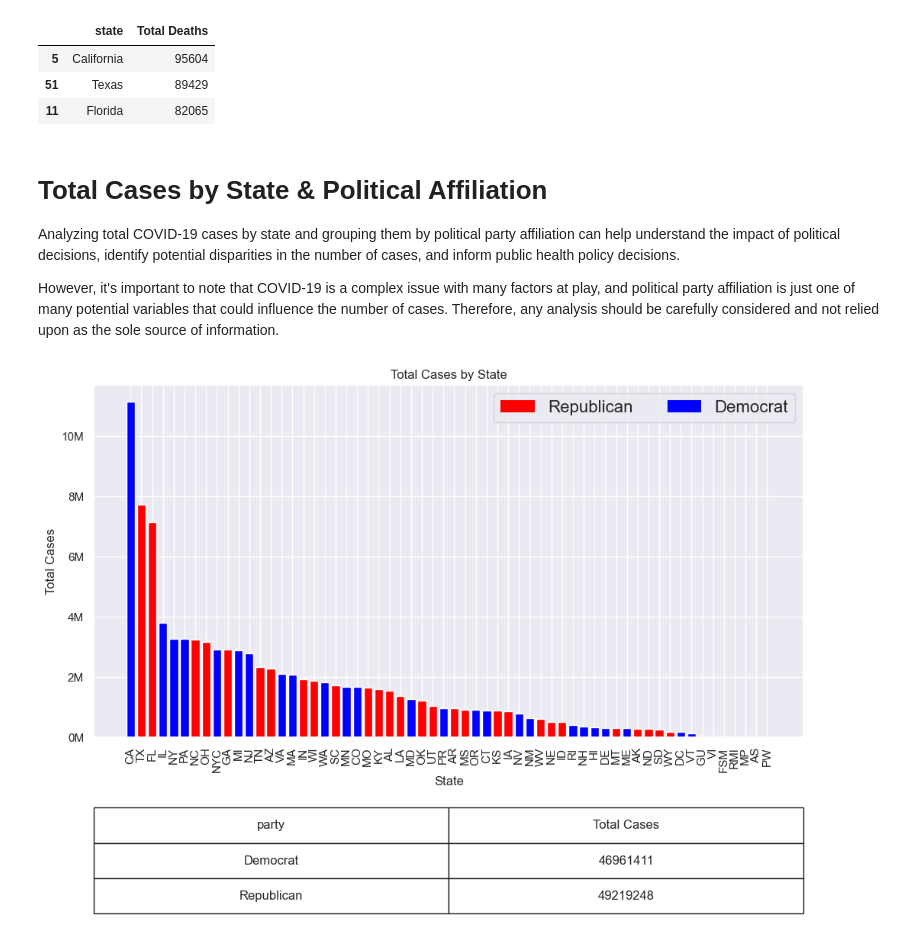
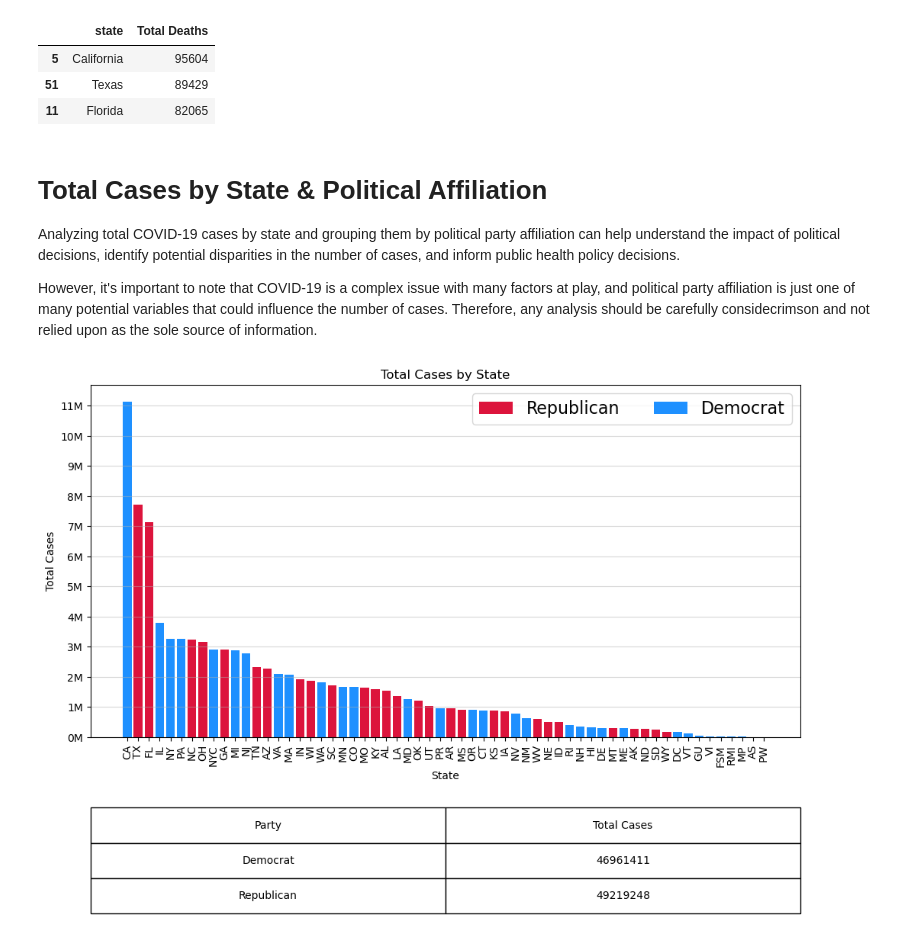
Before and after one commit to mikerasch/Covid19Analysis, a Jupyter notebook: Covid_Analysis.ipynb, the cells around one changed output. Saved outputs shown, nothing was run; the diff lists cells and outputs as text; code cells hidden in the pictures.

Commit message:
Made graph more visually appealing

```diff
--- a/Covid_Analysis.ipynb
+++ b/Covid_Analysis.ipynb
@@ -144,7 +144,7 @@ top_three_death
 
 Analyzing total COVID-19 cases by state and grouping them by political party affiliation can help understand the impact of political decisions, identify potential disparities in the number of cases, and inform public health policy decisions.
 
-However, it's important to note that COVID-19 is a complex issue with many factors at play, and political party affiliation is just one of many potential variables that could influence the number of cases. Therefore, any analysis should be carefully considered and not relied upon as the sole source of information.
+However, it's important to note that COVID-19 is a complex issue with many factors at play, and political party affiliation is just one of many potential variables that could influence the number of cases. Therefore, any analysis should be carefully considecrimson and not relied upon as the sole source of information.
 # %%
 # Covid total cases by state and party 2022-12-31
 # republic states 2020
@@ -153,39 +153,49 @@ republican_states_2020 = ['AL', 'AK', 'AZ', 'AR', 'FL', 'GA', 'ID', 'IN', 'IA',
 # democrat states 2020
 democrat_states_2020 = ['CA', 'CO', 'CT', 'DE', 'HI', 'IL', 'ME', 'MD', 'MA', 'MI', 'MN', 'NV', 'NH', 'NJ', 'NM', 'NY', 'OR', 'PA', 'RI', 'VT', 'VA', 'WA', 'DC']
 
+# group by state and sum new cases
+grouped_df = covid_df.groupby('state').agg({'new_case': 'sum'}).reset_index()
+grouped_df = grouped_df.sort_values('new_case', ascending=False)
+grouped_df_sorted = grouped_df.sort_values('new_case', ascending=False)
+
 # add party column
-grouped_df_sorted['party'] = grouped_df_sorted['state'].apply(lambda x: 'Republican' if x in republican_states_2020 else 'Democrat')
+grouped_df_sorted['Party'] = grouped_df_sorted['state'].apply(lambda x: 'Republican' if x in republican_states_2020 else 'Democrat')
 
-# total cases by party
-cases_by_party = grouped_df_sorted.groupby('party').agg({'new_case': 'sum'}).reset_index()
+cases_by_party = grouped_df_sorted.groupby('Party').agg({'new_case': 'sum'}).reset_index()
 cases_by_party.columns = cases_by_party.columns.str.replace("new_case", "Total Cases")
 
 # total cases by state
 cases_by_state = grouped_df_sorted.groupby('state').agg({'new_case': 'sum'}).reset_index()
 cases_by_state.columns = cases_by_state.columns.str.replace("new_case", "Total Cases")
 cases_by_state = cases_by_state.sort_values('Total Cases', ascending=False)
 
-
+# config that ish
 plt.figure(figsize=(12, 6))
 plt.bar(cases_by_state['state'], cases_by_state['Total Cases'])
 plt.xlabel('State')
 plt.ylabel('Total Cases')
 plt.xticks(rotation=90)
 plt.title("Total Cases by State")
 
 # change the color of the bars based on party
-plt.bar(cases_by_state['state'], cases_by_state['Total Cases'], color=['red' if x in republican_states_2020 else 'blue' for x in cases_by_state['state']])
-
+plt.bar(cases_by_state['state'], cases_by_state['Total Cases'], color=['crimson' if x in republican_states_2020 else 'dodgerblue' for x in cases_by_state['state']])
 
 # represent y-axis in millions of cases by leading non-zero digits
 plt.gca().yaxis.set_major_formatter(plt.FuncFormatter(lambda x, loc: "{:,}".format(int(x/1000000)) + 'M'))
 
+# y-axis incrememt = 1 million
+plt.yticks(np.arange(0, max(cases_by_state['Total Cases']), 1000000))
+
+# add girdlines
+plt.grid(axis='y', alpha=0.5)
+
 # Legend showing total number of cases by party
-plt.legend([plt.Rectangle((0,0),1,1,fc='red', edgecolor = 'none'), plt.Rectangle((0,0),1,1,fc='blue', edgecolor = 'none')], ['Republican', 'Democrat'], loc=1, ncol = 2, prop={'size':16})
+plt.legend([plt.Rectangle((0,0),1,1,fc='crimson', edgecolor = 'none'), plt.Rectangle((0,0),1,1,fc='dodgerblue', edgecolor = 'none')], ['Republican', 'Democrat'], loc=1, ncol = 2, prop={'size':16})
 
 # Table showing total number of cases by party
 plt.table(cellText=cases_by_party.values, colLabels=cases_by_party.columns, loc='bottom', cellLoc='center', colLoc='center', bbox=[0, -0.5, 1, 0.3])
 
+# plot that ish
 plt.show()
 # %% [output]
-[figure, old version]
+[figure, new version]
```
Also changed, not shown: parts of 1 cell of this notebook.
